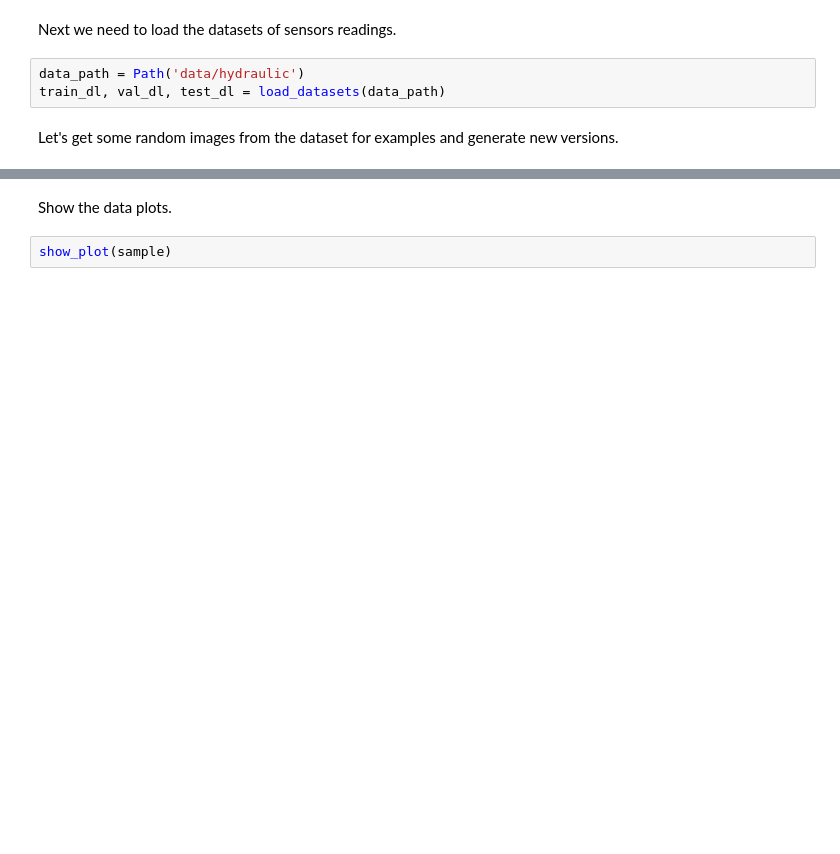
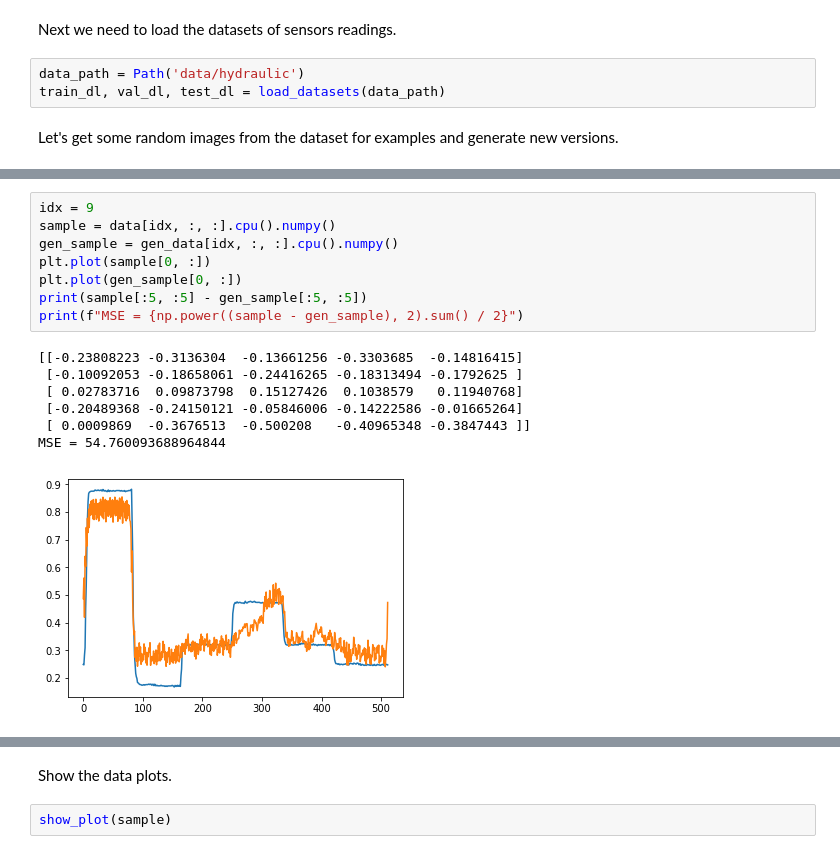
Before and after one commit to mttmac/glance, a Jupyter notebook: Week3Demo.ipynb, the cells around one changed output, grey strips where cells are left out. Cells and saved outputs as stored; diff of their text form; blank space fills up the shorter version.

```diff
--- a/Week3Demo.ipynb
+++ b/Week3Demo.ipynb
@@ -104,0 +121,16 @@ array([[0.20700543, 0.21094273, 0.21592006, ..., 0.20280811, 0.20438674,
+# %%
+idx = 9
+sample = data[idx, :, :].cpu().numpy()
+gen_sample = gen_data[idx, :, :].cpu().numpy()
+plt.plot(sample[0, :])
+plt.plot(gen_sample[0, :])
+print(sample[:5, :5] - gen_sample[:5, :5])
+print(f"MSE = {np.power((sample - gen_sample), 2).sum() / 2}")
+# %% [output]
+[[-0.23808223 -0.3136304  -0.13661256 -0.3303685  -0.14816415]
+ [-0.10092053 -0.18658061 -0.24416265 -0.18313494 -0.1792625 ]
+ [ 0.02783716  0.09873798  0.15127426  0.1038579   0.11940768]
+ [-0.20489368 -0.24150121 -0.05846006 -0.14222586 -0.01665264]
+ [ 0.0009869  -0.3676513  -0.500208   -0.40965348 -0.3847443 ]]
+MSE = 54.760093688964844
+[figure, added]
```
Also changed, not shown: parts of 23 cells of this notebook, 4 other files.
